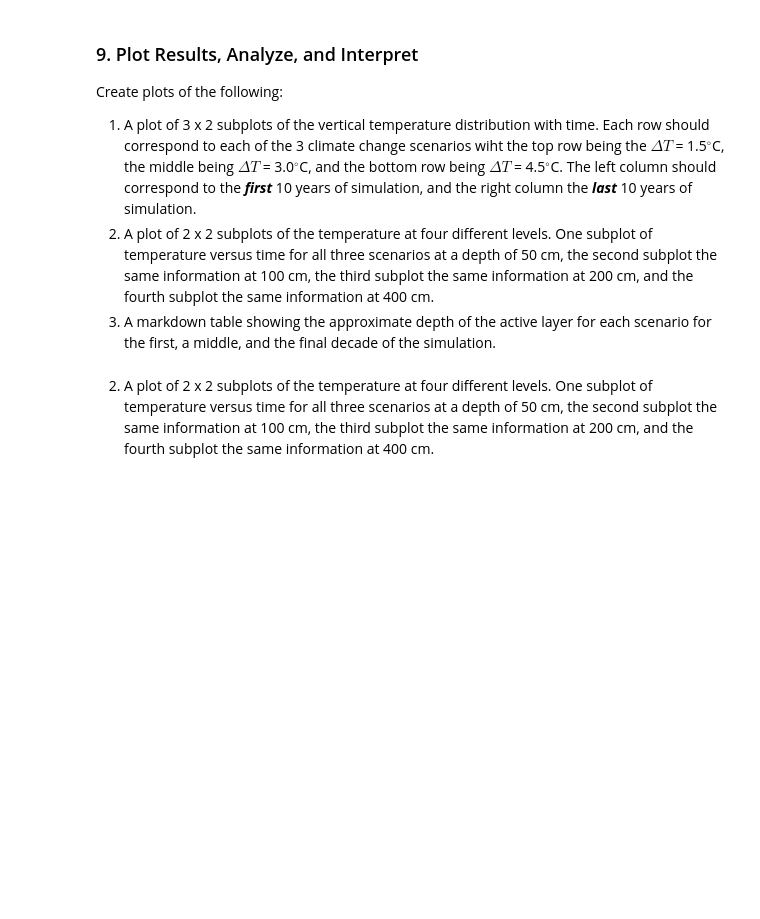
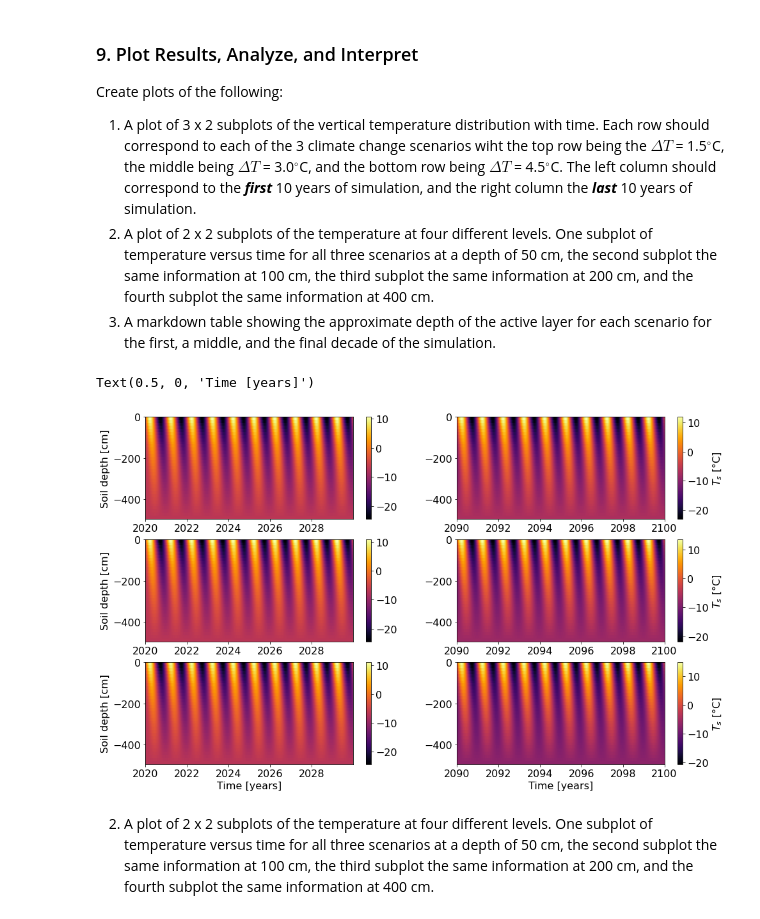
Before and after one commit to yao24/geos518-fall-2021, a Jupyter notebook: mod03/mod03_1D-Diffusion-Assignment.ipynb, the cells around one changed output. Drawn from its saved outputs; the diff is of its cells as text; code cells hidden in the pictures; blank space fills up the shorter version.

```diff
--- a/mod03/mod03_1D-Diffusion-Assignment.ipynb
+++ b/mod03/mod03_1D-Diffusion-Assignment.ipynb
@@ -169,43 +187,49 @@ Ts45 = Tss(Ttop_45)
 # %%
-tt,zz = np.meshgrid(t_year[:10],z)
-ttt,zz = np.meshgrid(t_year[-10:],z)
+if10 = (np.absolute(t-2030)).argmin()
+il10 = (np.absolute(t-2090)).argmin()
+
+t_f10,zz_f10 = np.meshgrid(t[:if10],z)
+t_l10,zz_l10 = np.meshgrid(t[il10:],z)
 plt.figure(figsize=(16,10))
 
 plt.subplot(3,2,1)
-plt.pcolormesh(tt,-zz,Ts15[:,:10],shading='auto',cmap='inferno')
+plt.pcolormesh(t_f10,-zz_f10,Ts15[:,:if10],shading='auto',cmap='inferno')
 plt.colorbar()
 #plt.xlabel('Time [days]')
 plt.ylabel('Soil depth [cm]')
 
 plt.subplot(3,2,2)
-plt.pcolormesh(ttt,-zz,Ts15[:,-10:],shading='auto',cmap='inferno')
+plt.pcolormesh(t_l10,-zz_l10,Ts15[:,il10:],shading='auto',cmap='inferno')
 plt.colorbar(label='$T_s$ [°C]')
 #plt.xlabel('Time [days]')
 #plt.ylabel('Soil depth [cm]')
 
 plt.subplot(3,2,3)
-plt.pcolormesh(tt,-zz,Ts30[:,:10],shading='auto',cmap='inferno')
+plt.pcolormesh(t_f10,-zz_f10,Ts30[:,:if10],shading='auto',cmap='inferno')
 plt.colorbar()
 #plt.xlabel('Time [days]')
 plt.ylabel('Soil depth [cm]')
 
 plt.subplot(3,2,4)
-plt.pcolormesh(ttt,-zz,Ts30[:,-10:],shading='auto',cmap='inferno')
+plt.pcolormesh(t_l10,-zz_l10,Ts30[:,il10:],shading='auto',cmap='inferno')
 plt.colorbar(label='$T_s$ [°C]')
 #plt.xlabel('Time [days]')
 #plt.ylabel('Soil depth [cm]')
 
 plt.subplot(3,2,5)
-plt.pcolormesh(tt,-zz,Ts45[:,:10],shading='auto',cmap='inferno')
+plt.pcolormesh(t_f10,-zz_f10,Ts45[:,:if10],shading='auto',cmap='inferno')
 plt.colorbar()
-plt.xlabel('Time [days]')
+plt.xlabel('Time [years]')
 plt.ylabel('Soil depth [cm]')
 
 plt.subplot(3,2,6)
-plt.pcolormesh(ttt,-zz,Ts45[:,-10:],shading='auto',cmap='inferno')
+plt.pcolormesh(t_l10,-zz_l10,Ts45[:,il10:],shading='auto',cmap='inferno')
 plt.colorbar(label='$T_s$ [°C]')
-plt.xlabel('Time [days]')
+plt.xlabel('Time [years]')
 #plt.ylabel('Soil depth [cm]')
+# %% [output]
+Text(0.5, 0, 'Time [years]')
+[figure, added]
 # %% [markdown]
 2. A plot of 2 x 2 subplots of the temperature at four different levels. One subplot of temperature versus time for all three scenarios at a depth of 50 cm, the second subplot the same information at 100 cm, the third subplot the same information at 200 cm, and the fourth subplot the same information at 400 cm.
 # %%
```
Also changed, not shown: parts of 9 cells of this notebook, 2 other files.
